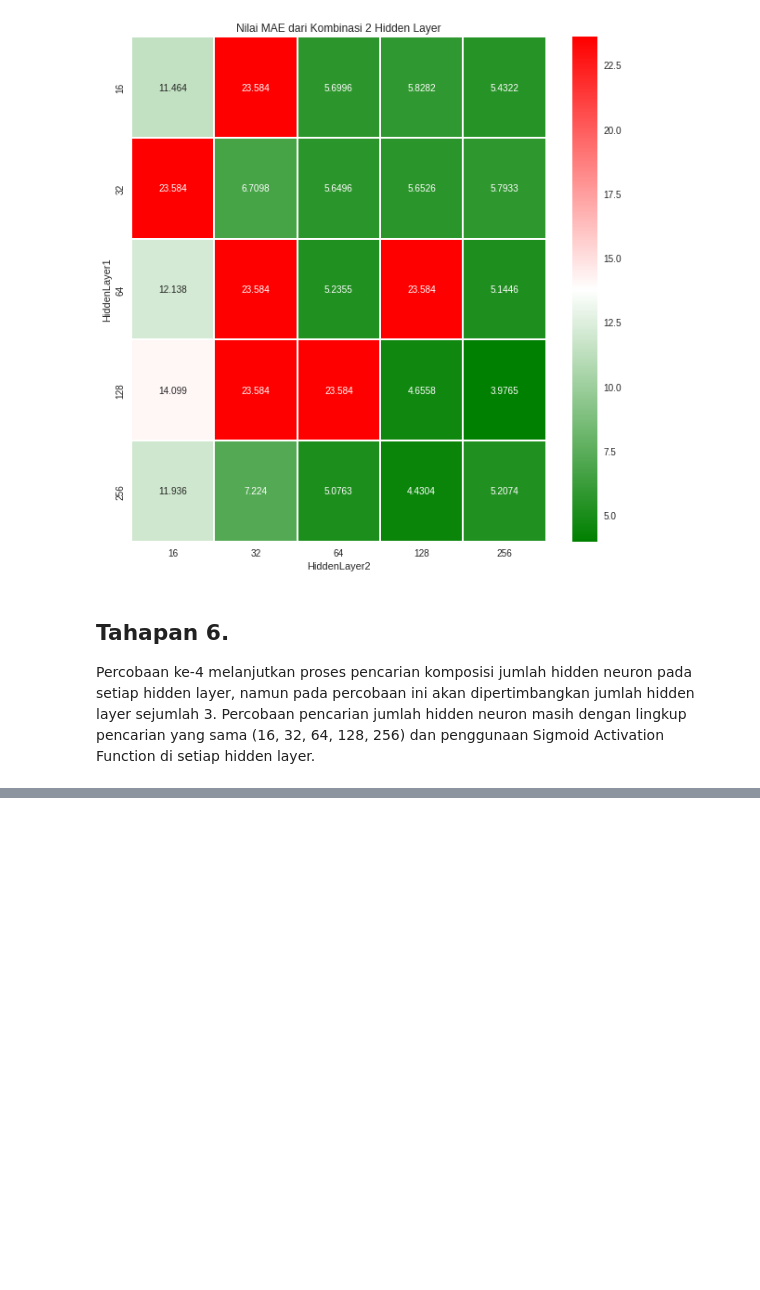
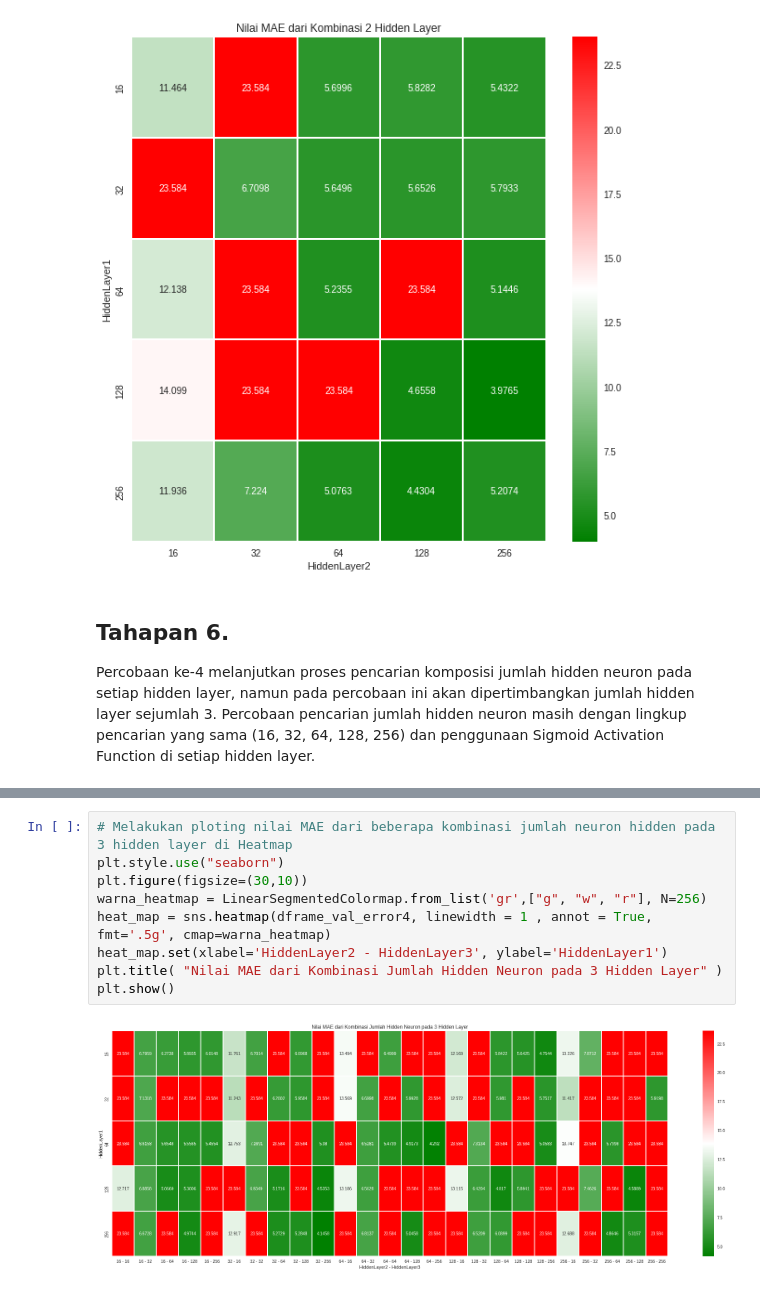
Before and after one commit to rehgend/EksplorasiHyperparameterCNN_NN, a Jupyter notebook: Tugas 1B - Regresi Boston Housing Price dengan ANN.ipynb, the cells around one changed output, grey strips where cells are left out. Cells and saved outputs as stored; diff of their text form; blank space fills up the shorter version.

```diff
--- a/Tugas 1B - Regresi Boston Housing Price dengan ANN.ipynb
+++ b/Tugas 1B - Regresi Boston Housing Price dengan ANN.ipynb
@@ -255,0 +330,11 @@ Percobaan ke-4 melanjutkan proses pencarian komposisi jumlah hidden neuron pada
+# %%
+# Melakukan ploting nilai MAE dari beberapa kombinasi jumlah neuron hidden pada 3 hidden layer di Heatmap
+plt.style.use("seaborn")
+plt.figure(figsize=(30,10))
+warna_heatmap = LinearSegmentedColormap.from_list('gr',["g", "w", "r"], N=256)
+heat_map = sns.heatmap(dframe_val_error4, linewidth = 1 , annot = True, fmt='.5g', cmap=warna_heatmap)
+heat_map.set(xlabel='HiddenLayer2 - HiddenLayer3', ylabel='HiddenLayer1')
+plt.title( "Nilai MAE dari Kombinasi Jumlah Hidden Neuron pada 3 Hidden Layer" )
+plt.show()
+# %% [output]
+[figure, added]
```
Also changed, not shown: parts of 17 cells of this notebook.
